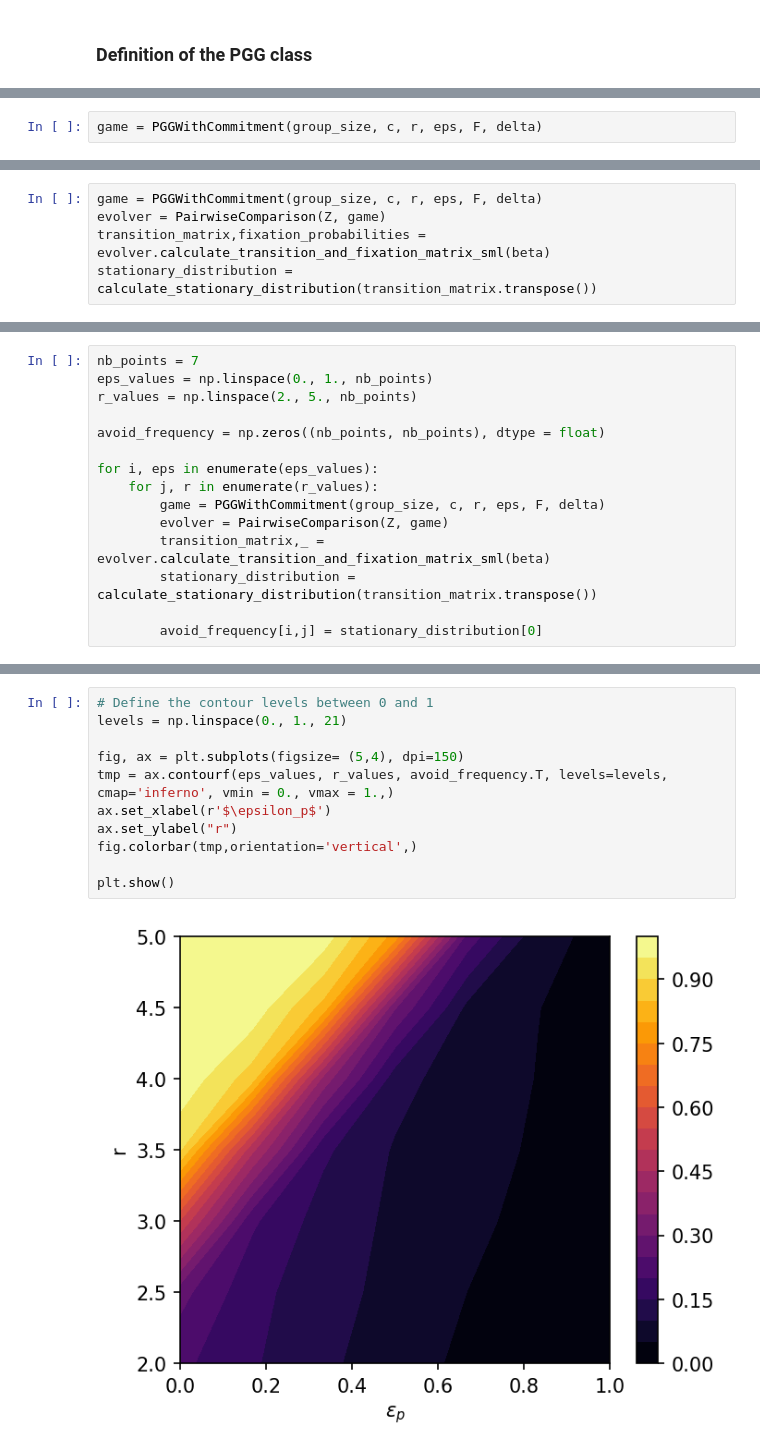
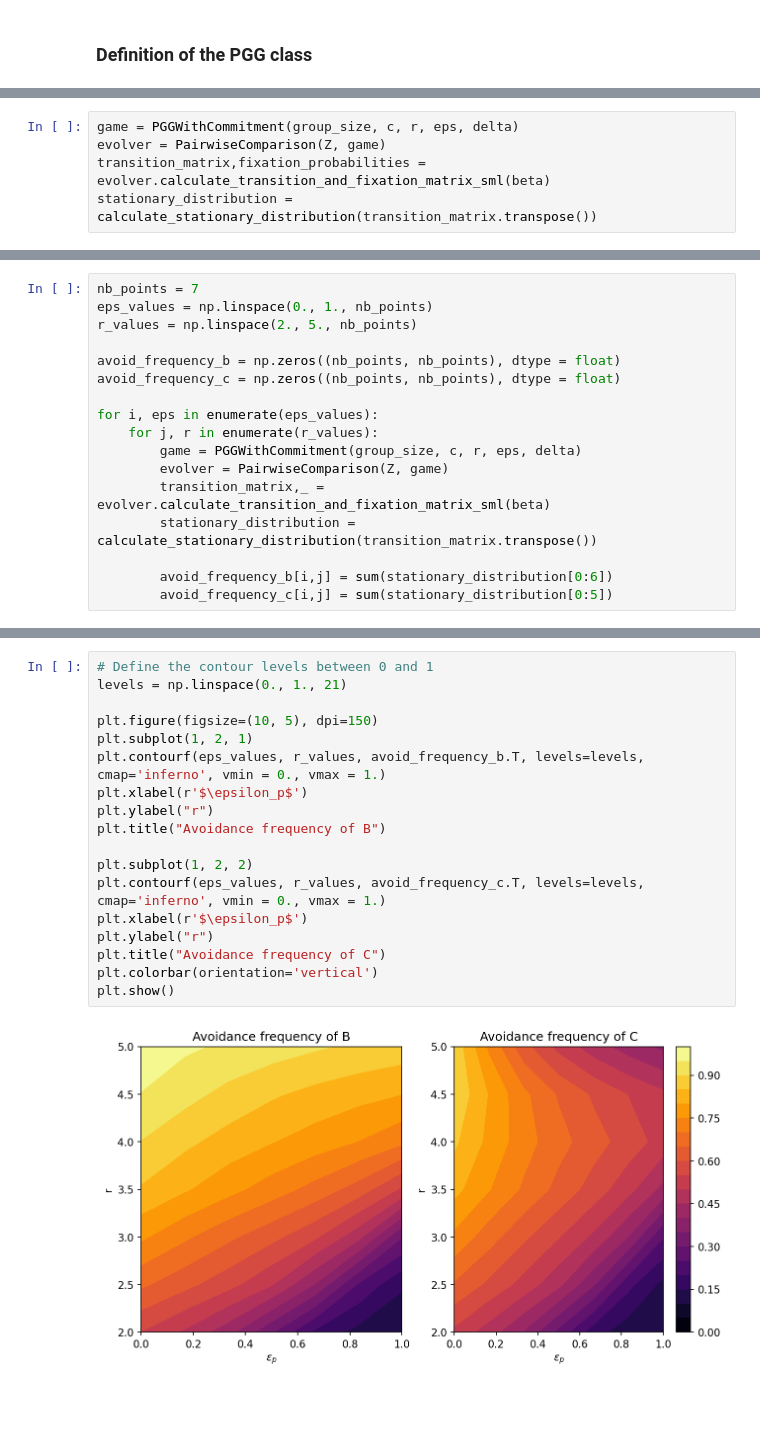
Before and after one commit to Teytey2002/Projet_Learning, a Jupyter notebook: Project.ipynb, the cells around one changed output, grey strips where cells are left out. Cells and saved outputs as stored; diff of their text form; blank space fills up the shorter version.

Commit message:
Figure 3 Correct

```diff
--- a/Project.ipynb
+++ b/Project.ipynb
@@ -163,4 +145,7 @@ F = 2
 eps = 0.25
 delta = 2.
 # %%
-game = PGGWithCommitment(group_size, c, r, eps, F, delta)
+game = PGGWithCommitment(group_size, c, r, eps, delta)
+evolver = PairwiseComparison(Z, game)
+transition_matrix,fixation_probabilities = evolver.calculate_transition_and_fixation_matrix_sml(beta)
+stationary_distribution = calculate_stationary_distribution(transition_matrix.transpose())
@@ -329,8 +152,3 @@ F=2
-# %%
-game = PGGWithCommitment(group_size, c, r, eps, F, delta)
-evolver = PairwiseComparison(Z, game)
-transition_matrix,fixation_probabilities = evolver.calculate_transition_and_fixation_matrix_sml(beta)
-stationary_distribution = calculate_stationary_distribution(transition_matrix.transpose())
 # %%
 fig, ax = plt.subplots(figsize=(10, 10), dpi=150)
 G = draw_invasion_diagram(strategy_labels,
@@ -353,13 +171,15 @@ nb_points = 7
 eps_values = np.linspace(0., 1., nb_points)
 r_values = np.linspace(2., 5., nb_points)
 
-avoid_frequency = np.zeros((nb_points, nb_points), dtype = float)
+avoid_frequency_b = np.zeros((nb_points, nb_points), dtype = float)
+avoid_frequency_c = np.zeros((nb_points, nb_points), dtype = float)
 
 for i, eps in enumerate(eps_values):
     for j, r in enumerate(r_values):
-        game = PGGWithCommitment(group_size, c, r, eps, F, delta)
+        game = PGGWithCommitment(group_size, c, r, eps, delta)
         evolver = PairwiseComparison(Z, game)
         transition_matrix,_ = evolver.calculate_transition_and_fixation_matrix_sml(beta)
         stationary_distribution = calculate_stationary_distribution(transition_matrix.transpose())
 
-        avoid_frequency[i,j] = stationary_distribution[0]
+        avoid_frequency_b[i,j] = sum(stationary_distribution[0:6])
+        avoid_frequency_c[i,j] = sum(stationary_distribution[0:5])
@@ -366,13 +188,20 @@ for i, eps in enumerate(eps_values):
 # %%
 # Define the contour levels between 0 and 1
 levels = np.linspace(0., 1., 21)
 
-fig, ax = plt.subplots(figsize= (5,4), dpi=150)
-tmp = ax.contourf(eps_values, r_values, avoid_frequency.T, levels=levels, cmap='inferno', vmin = 0., vmax = 1.,)
-ax.set_xlabel(r'$\epsilon_p$')
-ax.set_ylabel("r")
-fig.colorbar(tmp,orientation='vertical',)
+plt.figure(figsize=(10, 5), dpi=150)
+plt.subplot(1, 2, 1)
+plt.contourf(eps_values, r_values, avoid_frequency_b.T, levels=levels, cmap='inferno', vmin = 0., vmax = 1.)
+plt.xlabel(r'$\epsilon_p$')
+plt.ylabel("r")
+plt.title("Avoidance frequency of B")
 
+plt.subplot(1, 2, 2)
+plt.contourf(eps_values, r_values, avoid_frequency_c.T, levels=levels, cmap='inferno', vmin = 0., vmax = 1.)
+plt.xlabel(r'$\epsilon_p$')
+plt.ylabel("r")
+plt.title("Avoidance frequency of C")
+plt.colorbar(orientation='vertical')
 plt.show()
 # %% [output]
-[figure, old version]
+[figure, new version]
```
Also changed, not shown: parts of 10 cells of this notebook.
